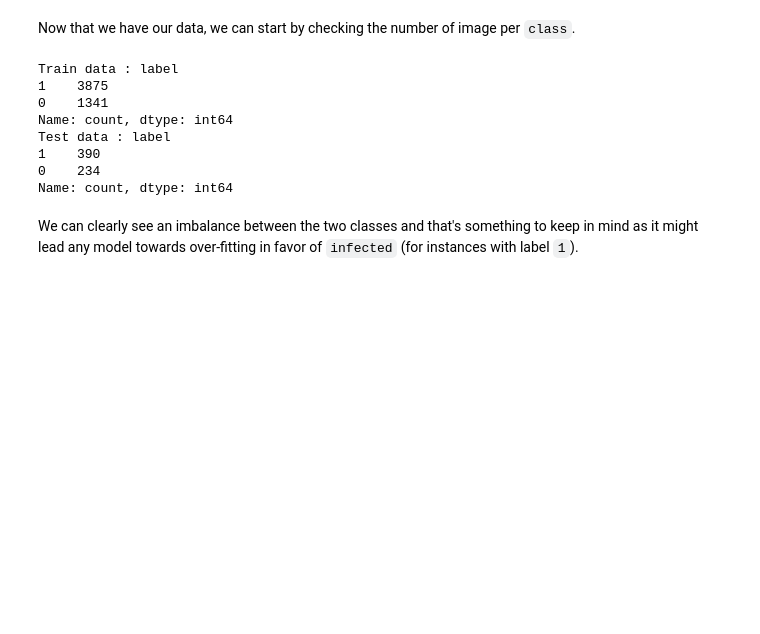
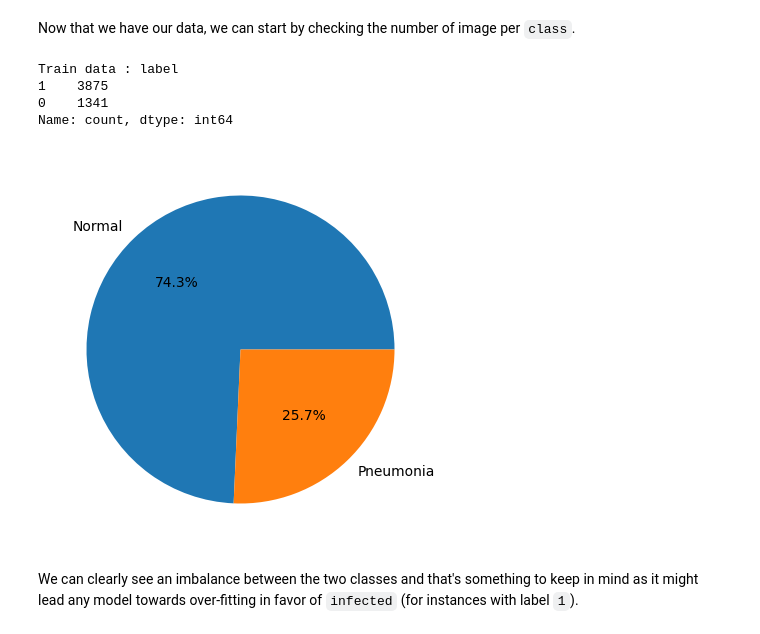
Before and after one commit to Az-r-ow/zoidberg, a Jupyter notebook: main.ipynb, the cells around one changed output. Saved outputs shown, nothing was run; the diff lists cells and outputs as text; code cells hidden in the pictures; blank space fills up the shorter version.

```diff
--- a/main.ipynb
+++ b/main.ipynb
@@ -35,18 +35,19 @@ train_data = extract_images('./datasets/chest_Xray/train')
 test_data = extract_images('./datasets/chest_Xray/test')
 # %% [markdown]
 Now that we have our data, we can start by checking the number of image per `class`.
-# %%
-print("Train data :", train_data['label'].value_counts())
-print("Test data :", test_data['label'].value_counts())
-# %% [output]
-Train data : label
-1    3875
-0    1341
-Name: count, dtype: int64
-Test data : label
-1    390
-0    234
-Name: count, dtype: int64
+# %%
+from matplotlib import pyplot as plt
+
+fig, ax = plt.subplots(figsize=(5, 5))
+ax.pie(train_data['label'].value_counts(), labels=['Normal', 'Pneumonia'], autopct='%1.1f%%')
+
+print("Train data :", train_data['label'].value_counts())
+# %% [output]
+Train data : label
+1    3875
+0    1341
+Name: count, dtype: int64
+[figure, added]
 # %% [markdown]
 We can clearly see an imbalance between the two classes and that's something to keep in mind as it might lead any model towards over-fitting in favor of `infected` (for instances with label `1`).
 # %%
```
